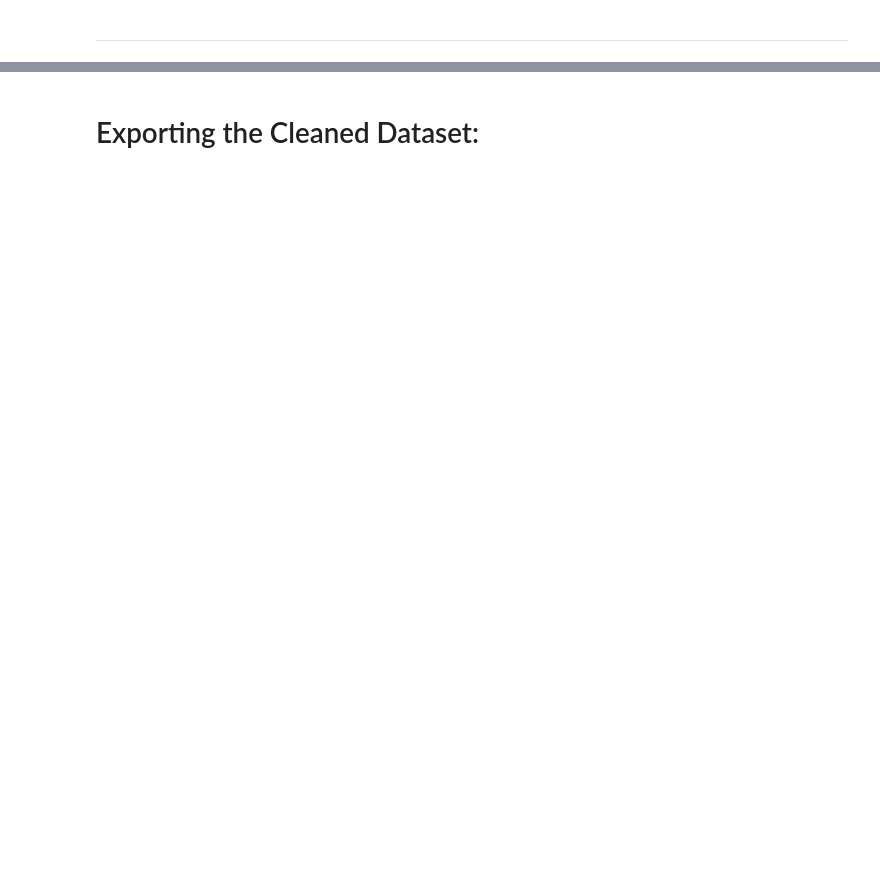
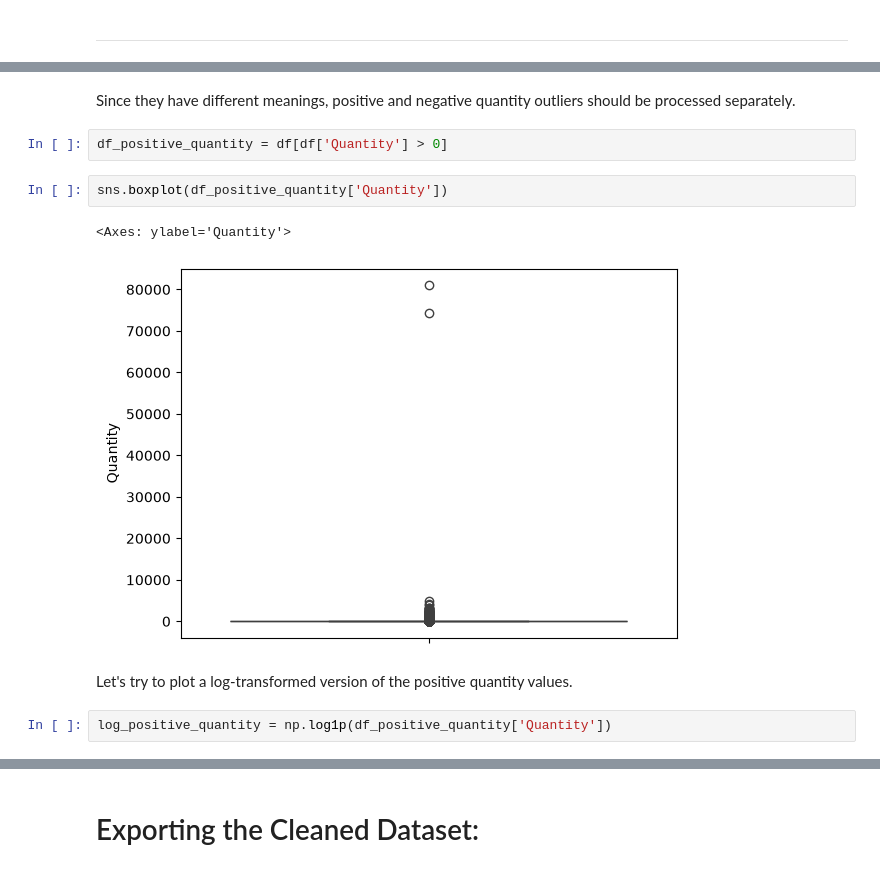
Before and after one commit to ahmed-nassr/online-retail, a Jupyter notebook: notebooks/02_data_cleaning.ipynb, the cells around one changed output, grey strips where cells are left out. Drawn from its saved outputs; the diff is of its cells as text; blank space fills up the shorter version.

```diff
--- a/notebooks/02_data_cleaning.ipynb
+++ b/notebooks/02_data_cleaning.ipynb
@@ -358,0 +689,13 @@ The rows with missing customer ids will be kept for non-customer-related EDA and
+# %% [markdown]
+Since they have different meanings, positive and negative quantity outliers should be processed separately.
+# %%
+df_positive_quantity = df[df['Quantity'] > 0]
+# %%
+sns.boxplot(df_positive_quantity['Quantity'])
+# %% [output]
+<Axes: ylabel='Quantity'>
+[figure, added]
+# %% [markdown]
+Let's try to plot a log-transformed version of the positive quantity values.
+# %%
+log_positive_quantity = np.log1p(df_positive_quantity['Quantity'])
```
Also changed, not shown: parts of 167 cells of this notebook, 6 other files.
